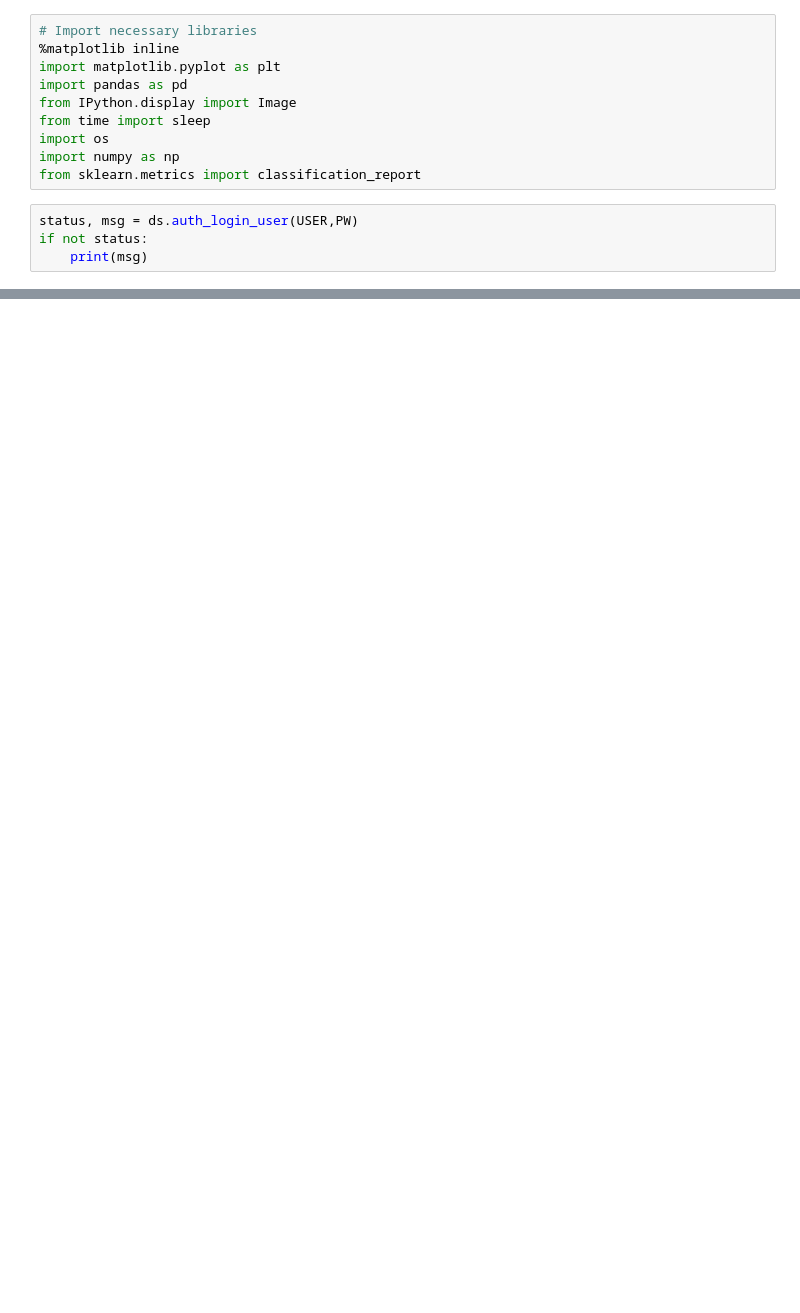
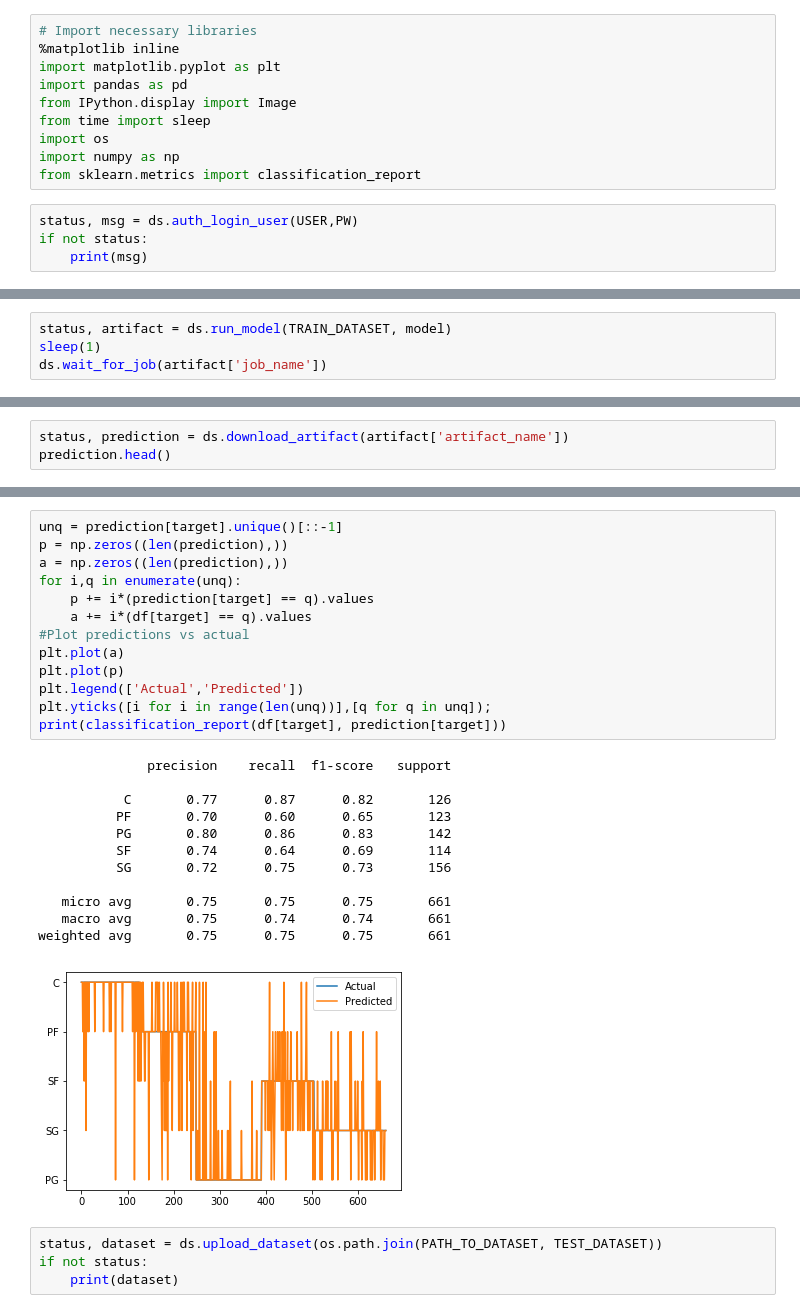
Before and after one commit to jwdunlap/NBA-Darwin, a Jupyter notebook: Darwin_nb.ipynb, the cells around one changed output, grey strips where cells are left out. Saved outputs shown, nothing was run; the diff lists cells and outputs as text; blank space fills up the shorter version.

Commit message:
Completed classification

```diff
--- a/Darwin_nb.ipynb
+++ b/Darwin_nb.ipynb
@@ -94,0 +114,4 @@ feature_importance[:10]
+# %%
+status, artifact = ds.run_model(TRAIN_DATASET, model)
+sleep(1)
+ds.wait_for_job(artifact['job_name'])
@@ -94,0 +122,3 @@ feature_importance[:10]
+# %%
+status, prediction = ds.download_artifact(artifact['artifact_name'])
+prediction.head()
@@ -94,0 +132,30 @@ feature_importance[:10]
+# %%
+unq = prediction[target].unique()[::-1]
+p = np.zeros((len(prediction),))
+a = np.zeros((len(prediction),))
+for i,q in enumerate(unq):
+    p += i*(prediction[target] == q).values
+    a += i*(df[target] == q).values
+#Plot predictions vs actual
+plt.plot(a)
+plt.plot(p)
+plt.legend(['Actual','Predicted'])
+plt.yticks([i for i in range(len(unq))],[q for q in unq]);
+print(classification_report(df[target], prediction[target]))
+# %% [output]
+              precision    recall  f1-score   support
+
+           C       0.77      0.87      0.82       126
+          PF       0.70      0.60      0.65       123
+          PG       0.80      0.86      0.83       142
+          SF       0.74      0.64      0.69       114
+          SG       0.72      0.75      0.73       156
+
+   micro avg       0.75      0.75      0.75       661
+   macro avg       0.75      0.74      0.74       661
+weighted avg       0.75      0.75      0.75       661
+[figure, added]
+# %%
+status, dataset = ds.upload_dataset(os.path.join(PATH_TO_DATASET, TEST_DATASET))
+if not status:
+    print(dataset)
```
Also changed, not shown: parts of 13 cells of this notebook.
